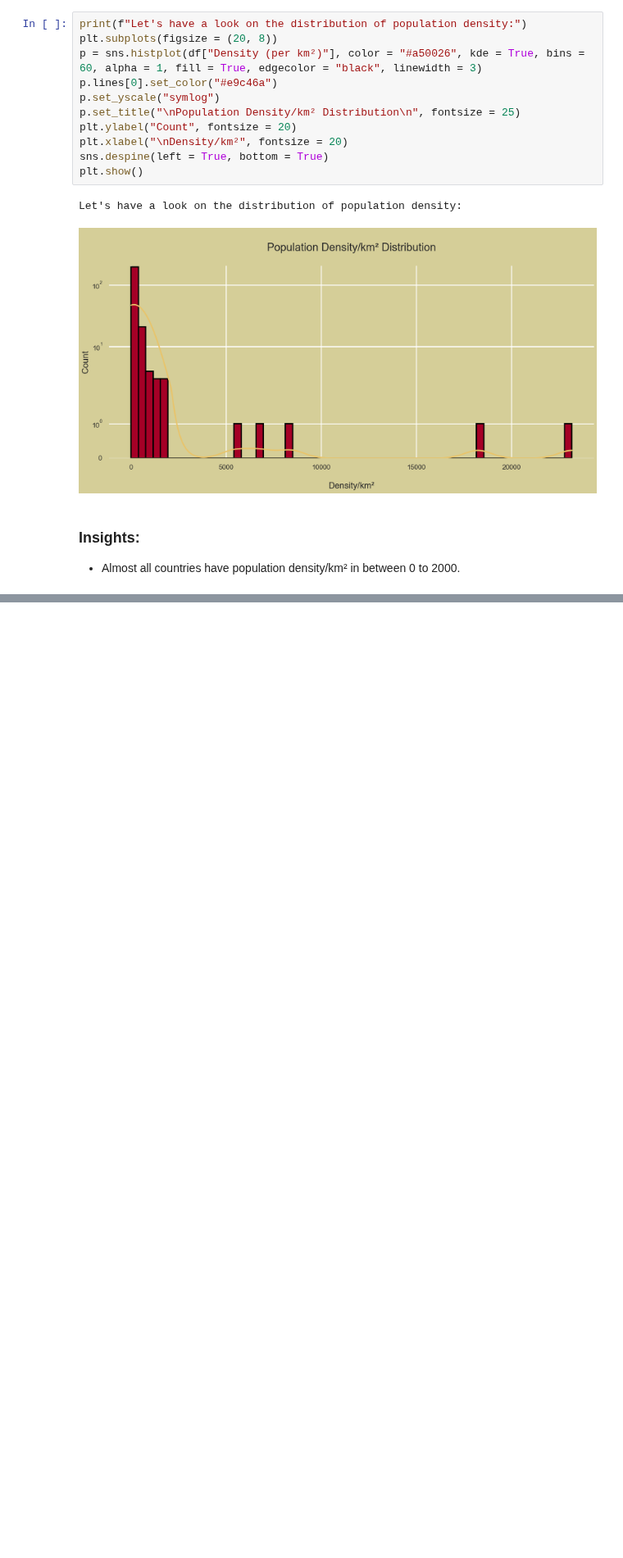
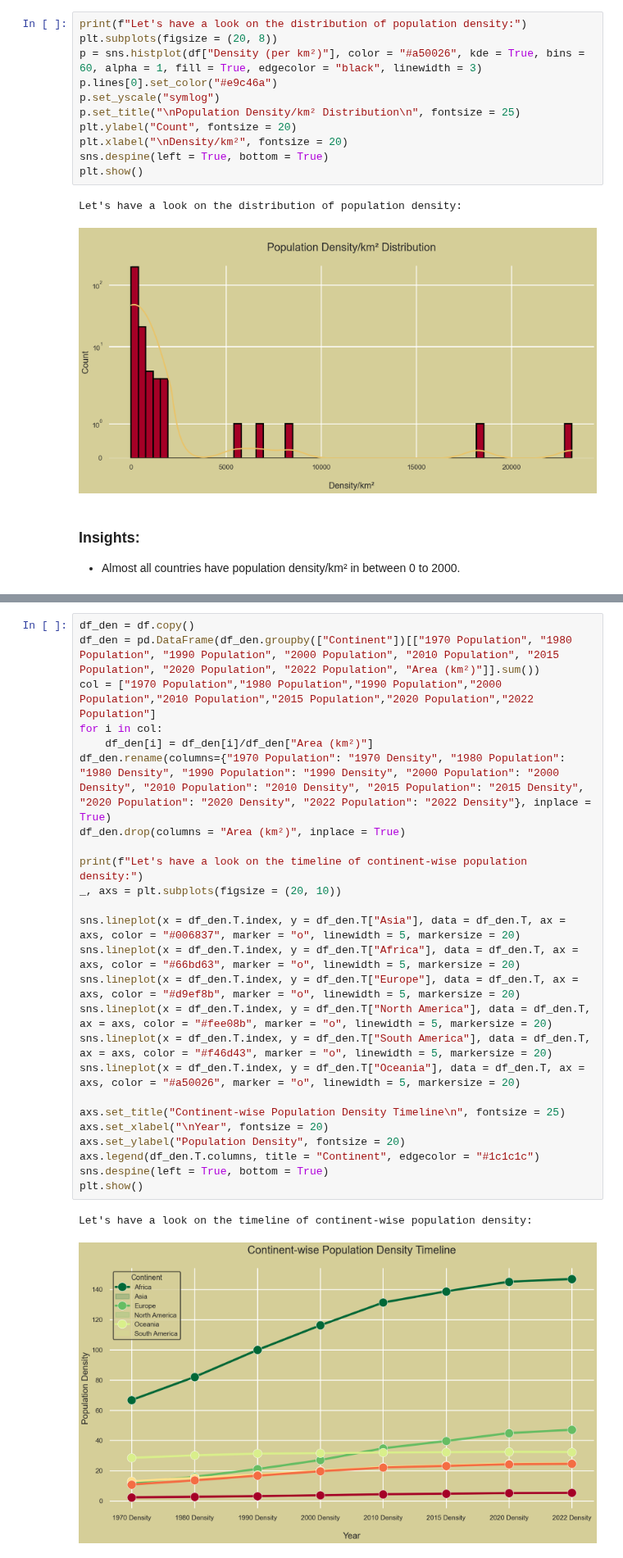
Before and after one commit to noahnoahnoahtran/EDA, a Jupyter notebook: 2_world_population/world_population.ipynb, the cells around one changed output, grey strips where cells are left out. Shown at 82% size. Cells and saved outputs as stored; diff of their text form; blank space fills up the shorter version.

```diff
--- a/2_world_population/world_population.ipynb
+++ b/2_world_population/world_population.ipynb
@@ -401,0 +436,28 @@ Let's have a look on the distribution of population density:
+# %%
+df_den = df.copy()
+df_den = pd.DataFrame(df_den.groupby(["Continent"])[["1970 Population", "1980 Population", "1990 Population", "2000 Population", "2010 Population", "2015 Population", "2020 Population", "2022 Population", "Area (km²)"]].sum())
+col = ["1970 Population","1980 Population","1990 Population","2000 Population","2010 Population","2015 Population","2020 Population","2022 Population"]
+for i in col:
+    df_den[i] = df_den[i]/df_den["Area (km²)"]
+df_den.rename(columns={"1970 Population": "1970 Density", "1980 Population": "1980 Density", "1990 Population": "1990 Density", "2000 Population": "2000 Density", "2010 Population": "2010 Density", "2015 Population": "2015 Density", "2020 Population": "2020 Density", "2022 Population": "2022 Density"}, inplace = True)
+df_den.drop(columns = "Area (km²)", inplace = True)
+
+print(f"Let's have a look on the timeline of continent-wise population density:")
+_, axs = plt.subplots(figsize = (20, 10))
+
+sns.lineplot(x = df_den.T.index, y = df_den.T["Asia"], data = df_den.T, ax = axs, color = "#006837", marker = "o", linewidth = 5, markersize = 20)
+sns.lineplot(x = df_den.T.index, y = df_den.T["Africa"], data = df_den.T, ax = axs, color = "#66bd63", marker = "o", linewidth = 5, markersize = 20)
+sns.lineplot(x = df_den.T.index, y = df_den.T["Europe"], data = df_den.T, ax = axs, color = "#d9ef8b", marker = "o", linewidth = 5, markersize = 20)
+sns.lineplot(x = df_den.T.index, y = df_den.T["North America"], data = df_den.T, ax = axs, color = "#fee08b", marker = "o", linewidth = 5, markersize = 20)
+sns.lineplot(x = df_den.T.index, y = df_den.T["South America"], data = df_den.T, ax = axs, color = "#f46d43", marker = "o", linewidth = 5, markersize = 20)
+sns.lineplot(x = df_den.T.index, y = df_den.T["Oceania"], data = df_den.T, ax = axs, color = "#a50026", marker = "o", linewidth = 5, markersize = 20)
+
+axs.set_title("Continent-wise Population Density Timeline\n", fontsize = 25)
+axs.set_xlabel("\nYear", fontsize = 20)
+axs.set_ylabel("Population Density", fontsize = 20)
+axs.legend(df_den.T.columns, title = "Continent", edgecolor = "#1c1c1c")
+sns.despine(left = True, bottom = True)
+plt.show()
+# %% [output]
+Let's have a look on the timeline of continent-wise population density:
+[figure, added]
```
Also changed, not shown: parts of 3 cells of this notebook.
